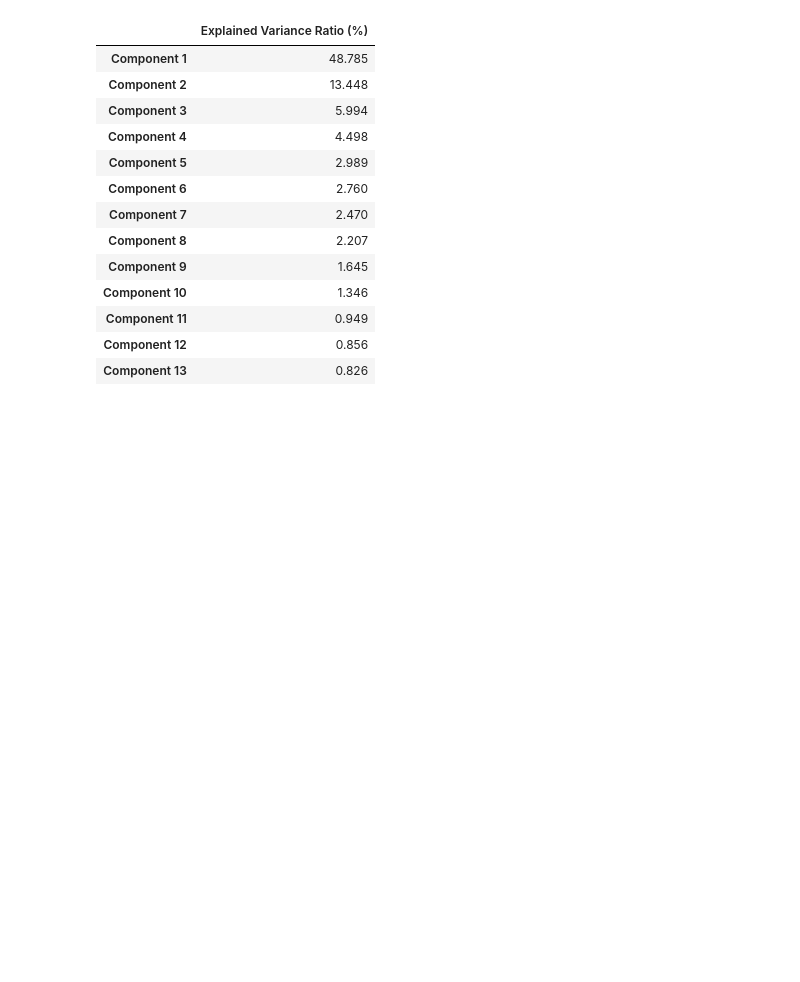
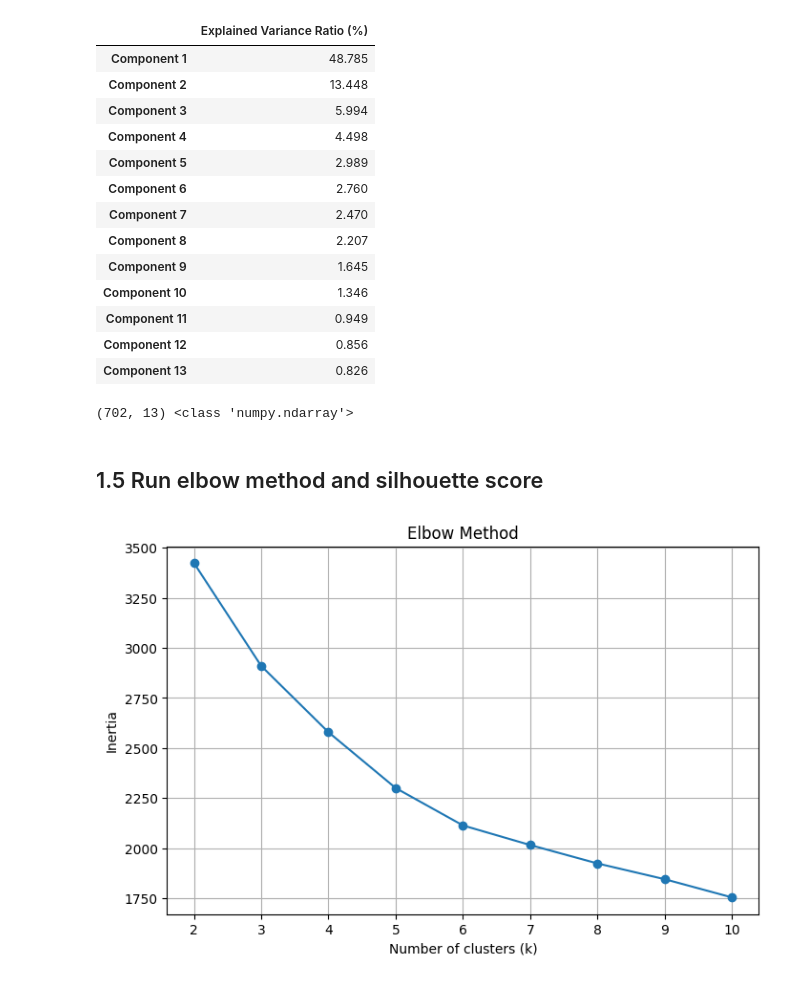
Before and after one commit to StavSteven/social_media_addiction, a Jupyter notebook: jupyter_notebooks/3_ml_take2.ipynb, the cells around one changed output. Cells and saved outputs as stored; diff of their text form; code cells hidden in the pictures; blank space fills up the shorter version.

Commit message:
run elbow method test

```diff
--- a/jupyter_notebooks/3_ml_take2.ipynb
+++ b/jupyter_notebooks/3_ml_take2.ipynb
@@ -25,6 +30,8 @@ Index(['new_student_id', 'age', 'gender', 'relationship_status',
        'conflicts_over_social_media', 'affects_academic_performance',
        'addicted_score', 'mental_health_score'],
       dtype='object')
+# %%
+df_ml = df_ml.drop(columns=['new_student_id', 'average_daily_use_by_hour', 'sleep_hours_per_night'])
 # %%
 # Numerical and categorical columns
 num_cols = ['age', 'average_daily_usage_minutes', 'sleep_per_night_minutes', 'conflicts_over_social_media', 'addicted_score', 'mental_health_score']
@@ -119,2 +130,31 @@ cluster_pipeline = Pipeline([
     ('kmeans', KMeans(n_clusters=10, random_state=42))  # Placeholder; will adjust later based on Elbow/Silhouette
 ])
+# %%
+pipeline_analysis = Pipeline(cluster_pipeline.steps[:-1])  # preprocessor + PCA
+df_analysis = pipeline_analysis.fit_transform(df_ml)
+
+print(df_analysis.shape, type(df_analysis))
+# %% [output]
+(702, 13) <class 'numpy.ndarray'>
+# %% [markdown]
+## 1.5 Run elbow method and silhouette score
+# %%
+# Plot elbow method
+sse = []
+k_values = range(2, 11)
+
+for k in k_values:
+    kmeans = KMeans(n_clusters=k, random_state=42, n_init=10)
+    kmeans.fit(x_PCA)
+    sse.append(kmeans.inertia_)
+
+plt.figure(figsize=(8,5))
+plt.plot(k_values, sse, marker='o')
+plt.xlabel("Number of clusters (k)")
+plt.ylabel("Inertia")
+plt.title("Elbow Method")
+plt.grid(True)
+plt.savefig('../images/elbow_method2.png')
+plt.show()
+# %% [output]
+[figure, added]
```
Also changed, not shown: parts of 7 cells of this notebook, 1 other file.
